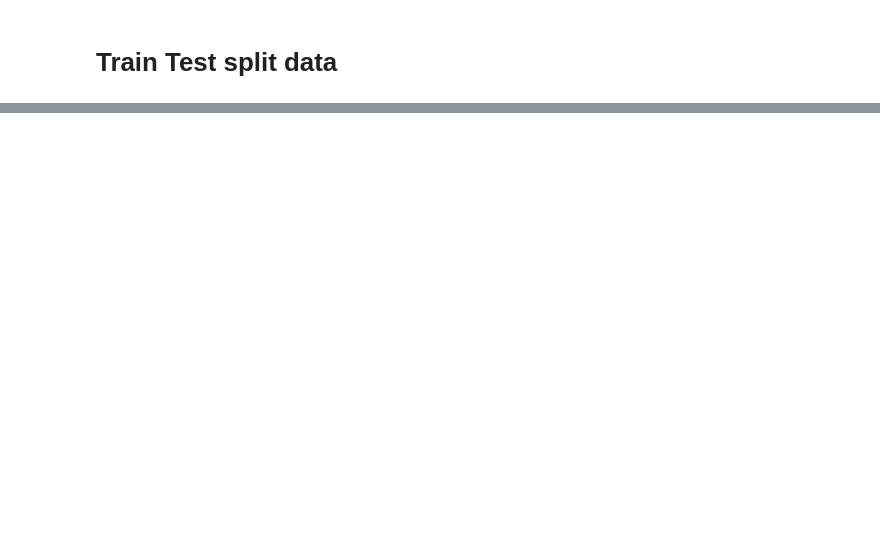
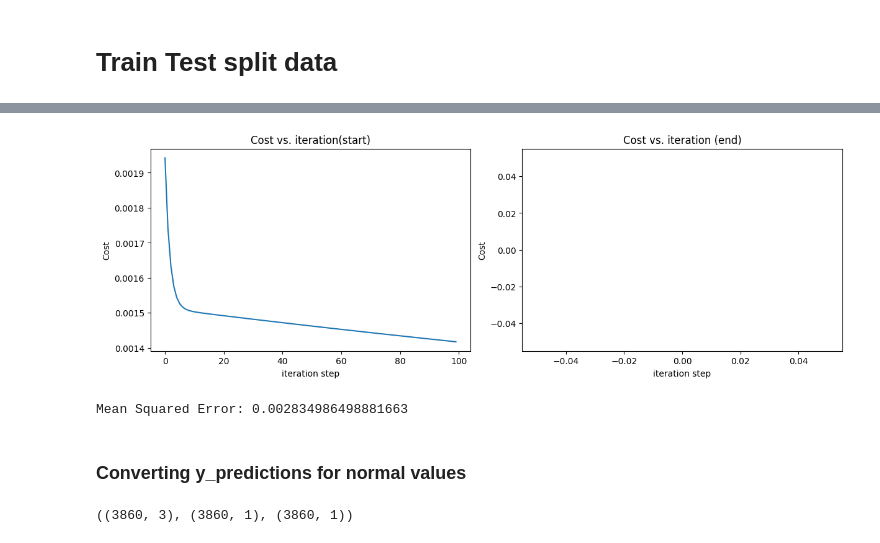
Before and after one commit to ShrayankM/Machine-Learning-Year-24, a Jupyter notebook: SML-1-LinearRegression.ipynb, the cells around one changed output, grey strips where cells are left out. Saved outputs shown, nothing was run; the diff lists cells and outputs as text; code cells hidden in the pictures; blank space fills up the shorter version.

```diff
--- a/SML-1-LinearRegression.ipynb
+++ b/SML-1-LinearRegression.ipynb
@@ -152,0 +175,11 @@ Data stats:
+# %%
+def compute_cost(x, y, W, B):
+
+  records = x.shape[0]
+  cost = 0
+
+  for i in range(records):
+    f_wb_i = np.dot(W, x[i]) + B
+    cost = cost + (f_wb_i - y[i])**2
+  total_cost = 1 / (2 * records) * cost
+  return total_cost
@@ -152,0 +199,13 @@ Data stats:
+# %%
+def gradient_descent(x, y, W, B, epochs = 10, learning_rate = 0.01):
+
+  J_cost = []
+  for i in range(epochs):
+
+    dj_dW, dj_dB = compute_gradient(x, y, W, B)
+
+    W = W - learning_rate * dj_dW
+    B = B - learning_rate * dj_dB
+
+    J_cost.append(compute_cost(x, y, W, B))
+  return W, B, J_cost
@@ -152,0 +227,11 @@ Data stats:
+# %%
+# plot cost versus iteration
+fig, (ax1, ax2) = plt.subplots(1, 2, constrained_layout=True, figsize=(12,4))
+ax1.plot(J_cost[:100])
+ax2.plot(1000 + np.arange(len(J_cost[1000:])), J_cost[1000:])
+ax1.set_title("Cost vs. iteration(start)");  ax2.set_title("Cost vs. iteration (end)")
+ax1.set_ylabel('Cost')            ;  ax2.set_ylabel('Cost')
+ax1.set_xlabel('iteration step')  ;  ax2.set_xlabel('iteration step')
+plt.show()
+# %% [output]
+[figure, added]
@@ -152,0 +256,7 @@ Data stats:
+# %%
+mse = mean_squared_error(y_test_np, y_predictions)
+print("Mean Squared Error:", mse)
+# %% [output]
+Mean Squared Error: 0.002834986498881663
+# %% [markdown]
+### Converting y_predictions for normal values
@@ -152,0 +268,4 @@ Data stats:
+# %%
+x_train.shape, y_train.shape, y_predictions.shape
+# %% [output]
+((3860, 3), (3860, 1), (3860, 1))
```
Also changed, not shown: parts of 24 cells of this notebook.
